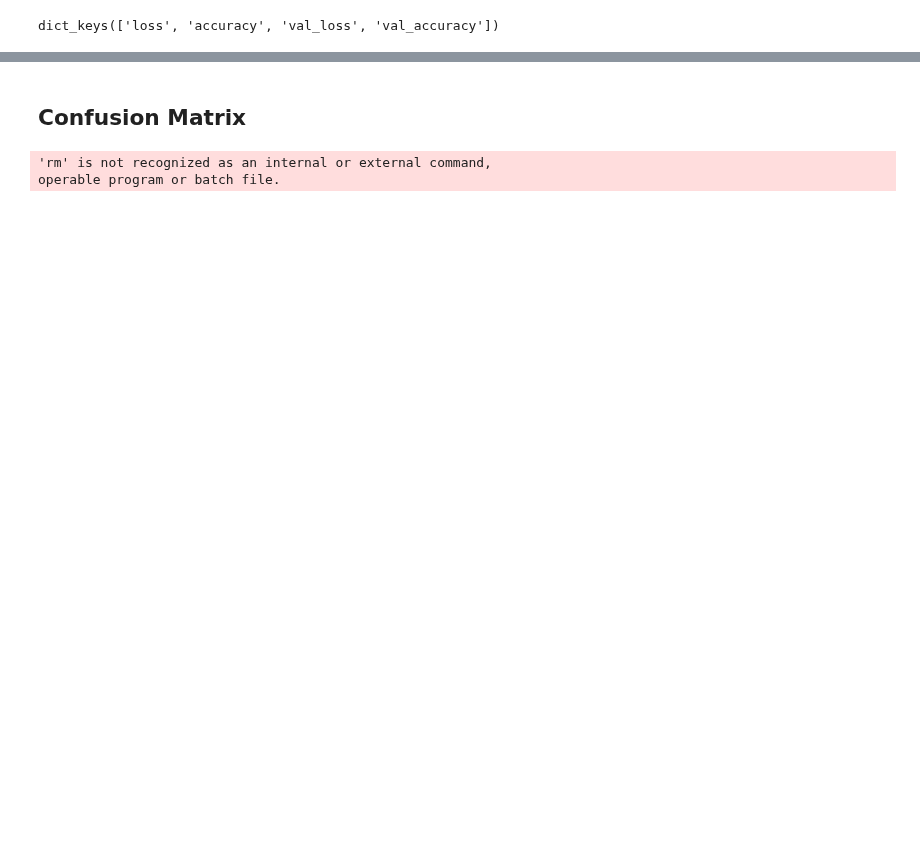
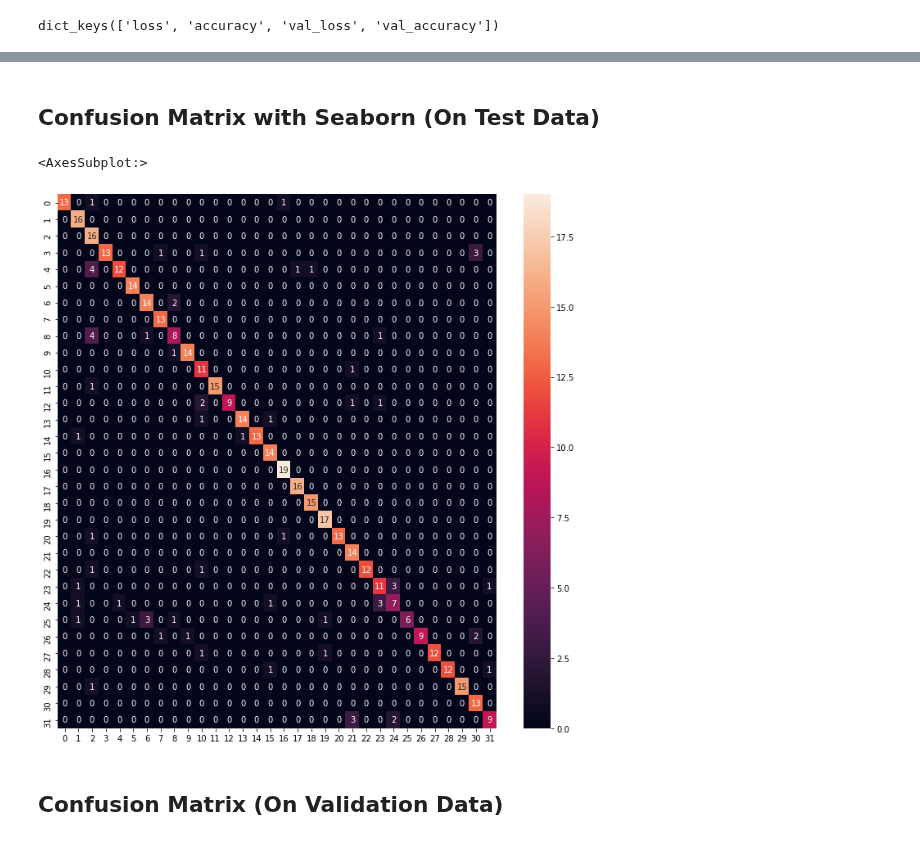
Before and after one commit to thesuhas/Leaf-Classification-Medicinal, a Jupyter notebook: cnn.ipynb, the cells around one changed output, grey strips where cells are left out. Drawn from its saved outputs; the diff is of its cells as text; code cells hidden in the pictures; blank space fills up the shorter version.

Commit message:
sns confusion matrices

```diff
--- a/cnn.ipynb
+++ b/cnn.ipynb
@@ -271,2 +356,14 @@ max(history.history['val_accuracy'])
+# %% [markdown]
+## Confusion Matrix with Seaborn (On Test Data)
+# %%
+pred = model.predict(X_test)
+# %%
+conf = confusion_matrix(y_test, np.argmax(pred, axis = 1))
+# %%
+plt.figure(figsize=(12, 12))
+sns.heatmap(conf, annot=True)
+# %% [output]
+<AxesSubplot:>
+[figure, added]
 # %% [markdown]
-## Confusion Matrix
+## Confusion Matrix (On Validation Data)
@@ -303,11 +369,0 @@ def plot_confusion_matrix(cm, class_names):
-# %%
-# Clear out prior logging data.
-!rm -rf logs/image
-
-logdir = "logs/image/" + datetime.now().strftime("%Y%m%d-%H%M%S")
-# Define the basic TensorBoard callback.
-tensorboard_callback = keras.callbacks.TensorBoard(log_dir=logdir)
-file_writer_cm = tf.summary.create_file_writer(logdir + '/cm')
-# %% [output]
-'rm' is not recognized as an internal or external command,
-operable program or batch file.
```
Also changed, not shown: parts of 19 cells of this notebook.
